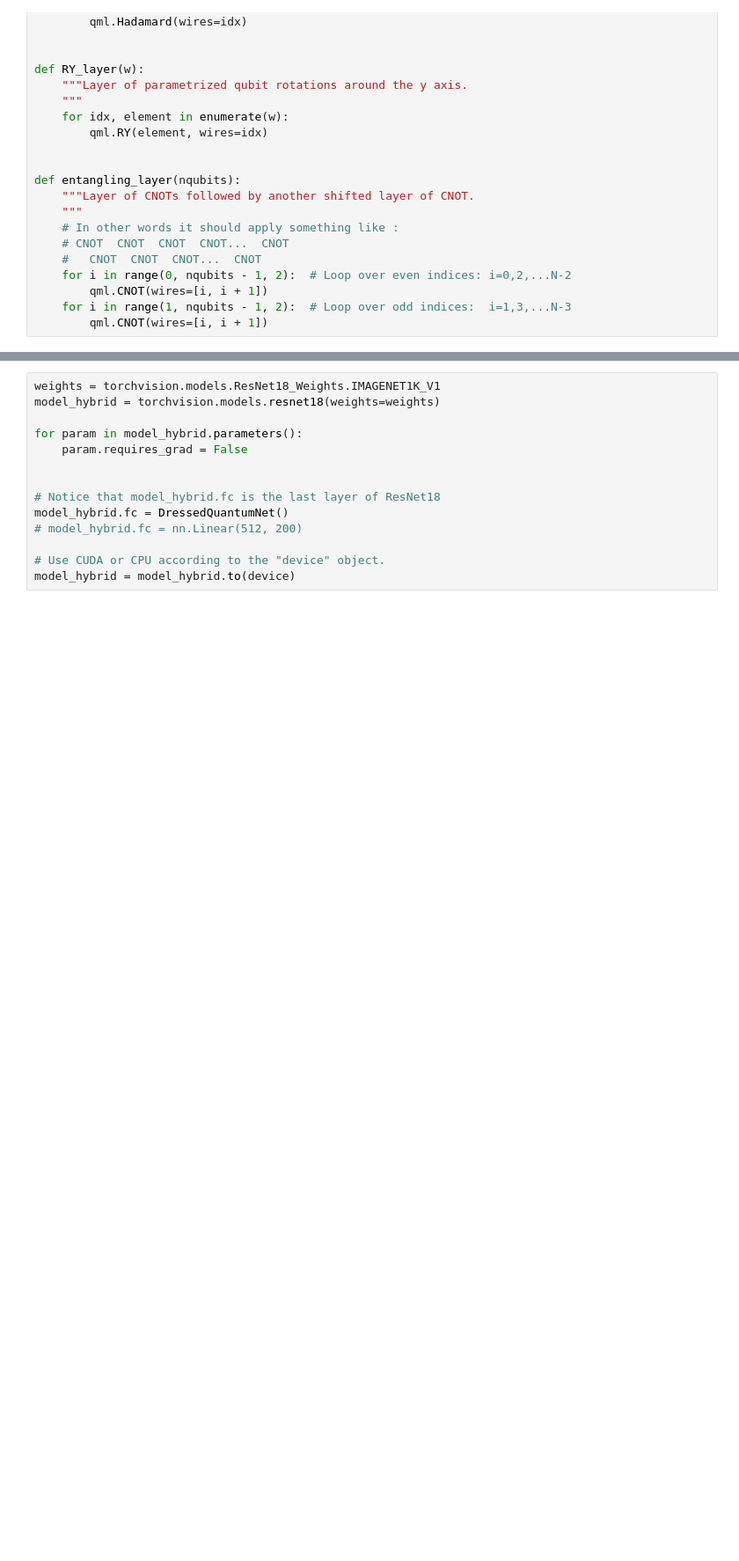
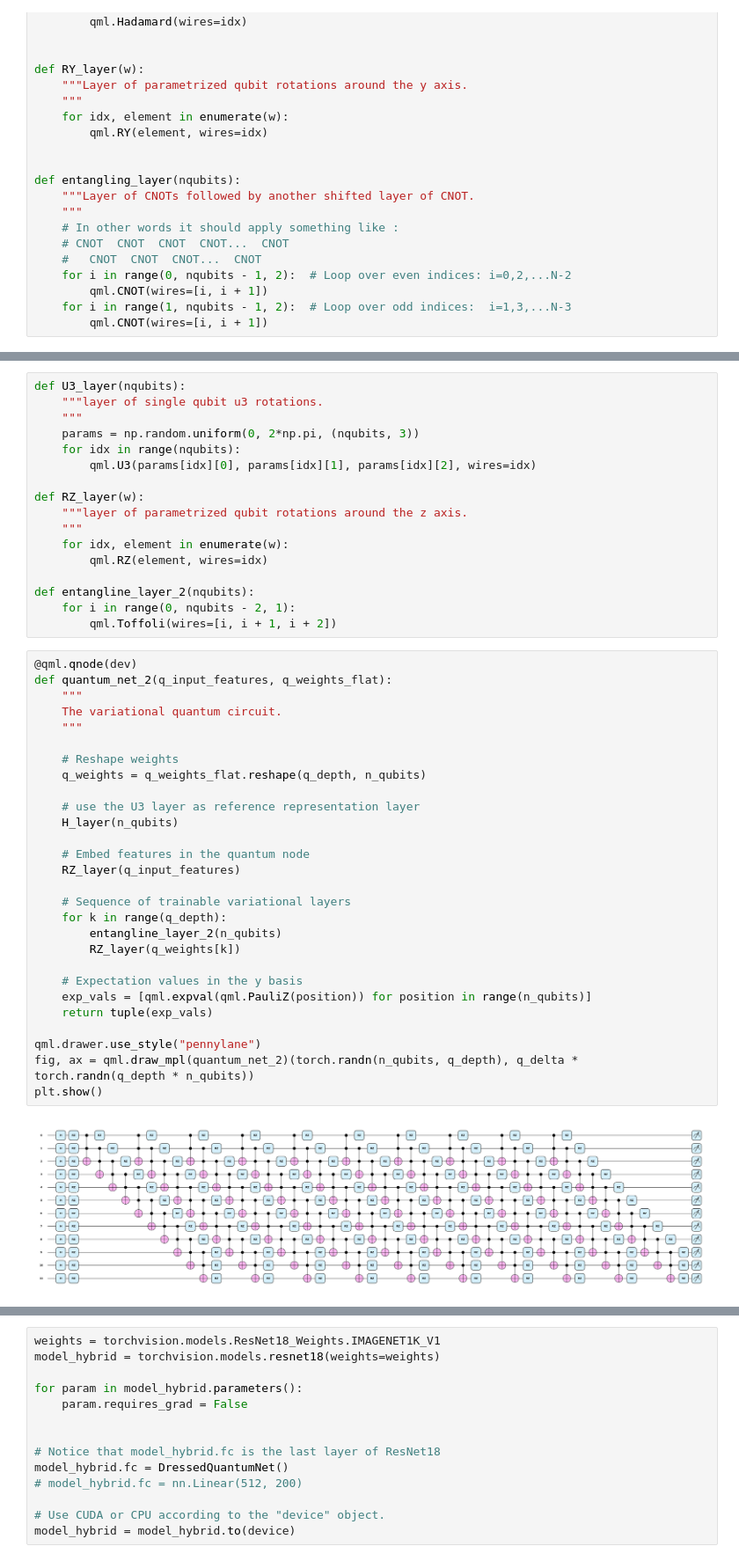
Before and after one commit to yzy1997/quantum_cl, a Jupyter notebook: quantum_lwf_addqlayer.ipynb, the cells around one changed output, grey strips where cells are left out. Shown at 88% size. Saved outputs shown, nothing was run; the diff lists cells and outputs as text; blank space fills up the shorter version.

Commit message:
add 2 new quantum circuits

```diff
--- a/quantum_lwf_addqlayer.ipynb
+++ b/quantum_lwf_addqlayer.ipynb
@@ -191,0 +203,47 @@ plt.show()
+# %%
+def U3_layer(nqubits):
+    """layer of single qubit u3 rotations.
+    """
+    params = np.random.uniform(0, 2*np.pi, (nqubits, 3))
+    for idx in range(nqubits):
+        qml.U3(params[idx][0], params[idx][1], params[idx][2], wires=idx)
+
+def RZ_layer(w):
+    """layer of parametrized qubit rotations around the z axis.
+    """
+    for idx, element in enumerate(w):
+        qml.RZ(element, wires=idx)
+
+def entangline_layer_2(nqubits):
+    for i in range(0, nqubits - 2, 1):
+        qml.Toffoli(wires=[i, i + 1, i + 2])
+# %%
+@qml.qnode(dev)
+def quantum_net_2(q_input_features, q_weights_flat):
+    """
+    The variational quantum circuit.
+    """
+
+    # Reshape weights
+    q_weights = q_weights_flat.reshape(q_depth, n_qubits)
+
+    # use the U3 layer as reference representation layer
+    H_layer(n_qubits)
+
+    # Embed features in the quantum node
+    RZ_layer(q_input_features)
+
+    # Sequence of trainable variational layers
+    for k in range(q_depth):
+        entangline_layer_2(n_qubits)
+        RZ_layer(q_weights[k])
+
+    # Expectation values in the y basis
+    exp_vals = [qml.expval(qml.PauliZ(position)) for position in range(n_qubits)]
+    return tuple(exp_vals)
+
+qml.drawer.use_style("pennylane")
+fig, ax = qml.draw_mpl(quantum_net_2)(torch.randn(n_qubits, q_depth), q_delta * torch.randn(q_depth * n_qubits))
+plt.show()
+# %% [output]
+[figure, added]
```
Also changed, not shown: parts of 11 cells of this notebook, 10 other files.
